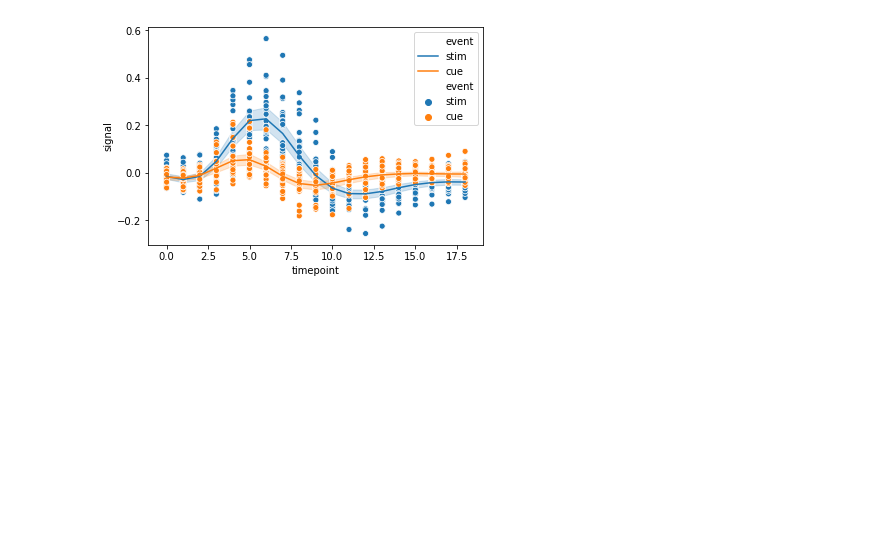
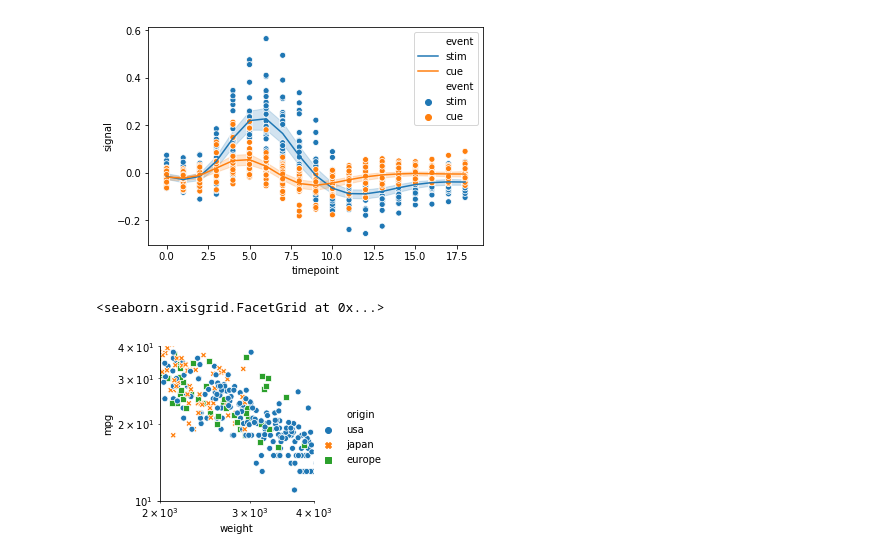
Before and after one commit to shush-jp/seaborn_ggplot, a Jupyter notebook: seaborn.ipynb, the cells around one changed output. Drawn from its saved outputs; the diff is of its cells as text; code cells hidden in the pictures; blank space fills up the shorter version.

```diff
--- a/seaborn.ipynb
+++ b/seaborn.ipynb
@@ -134,3 +130,9 @@ ax = sns.lineplot(data=df_fmr, x='timepoint', y='signal', hue='event')
 ax = sns.scatterplot(data=df_fmr, x='timepoint', y='signal', hue='event', ax=ax)
 # %% [output]
 [figure]
+# %%
+sns.relplot(data=df_mpg, x='weight', y='mpg', hue='origin', style='origin', height=3).\
+set(xlim=(2000, 4000), ylim=(10, 40), xscale='log', yscale='log', aspect=0.5)
+# %% [output]
+<seaborn.axisgrid.FacetGrid at 0x...>
+[figure, added]
```
Also changed, not shown: parts of 1 cell of this notebook, 2 other files.
